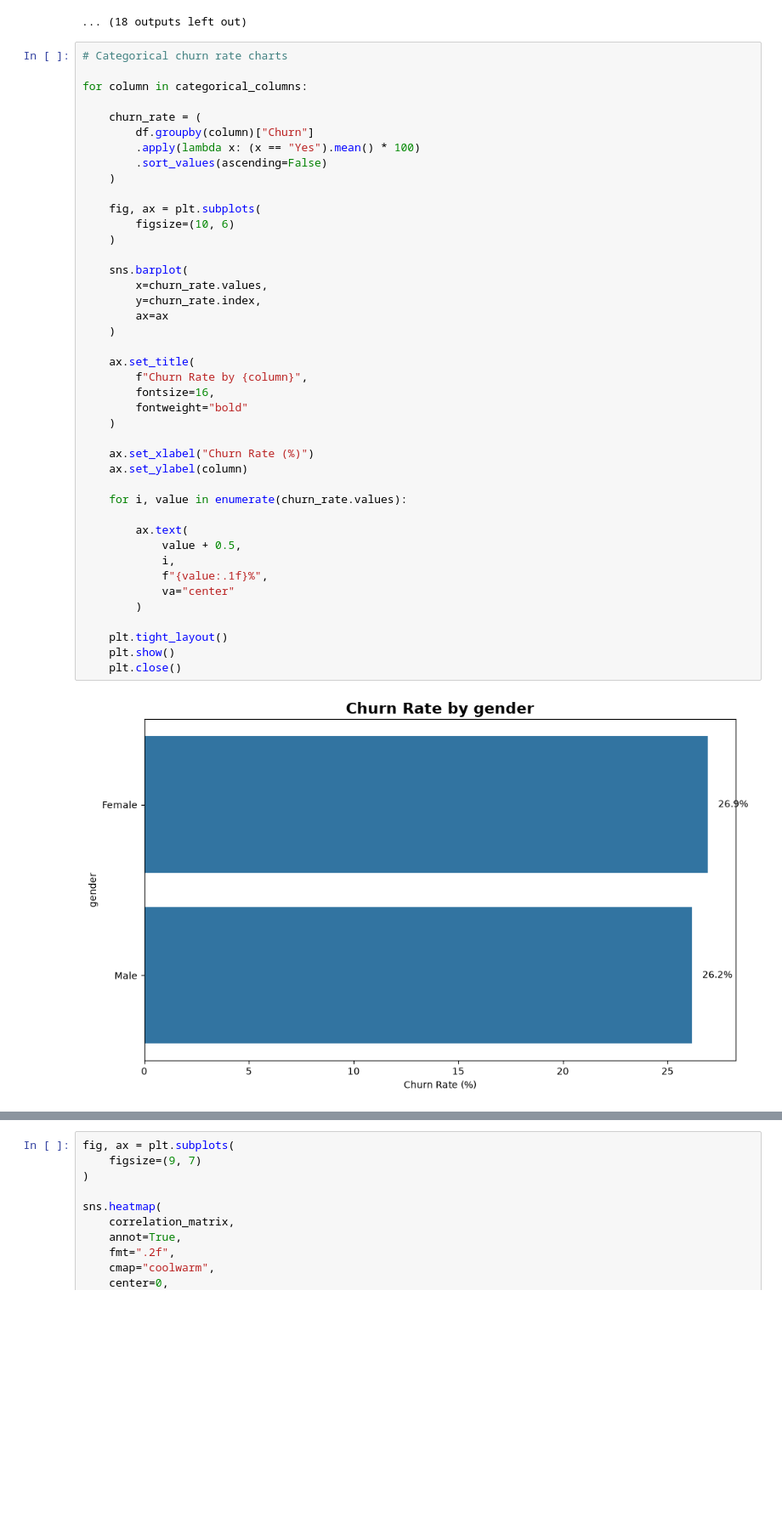
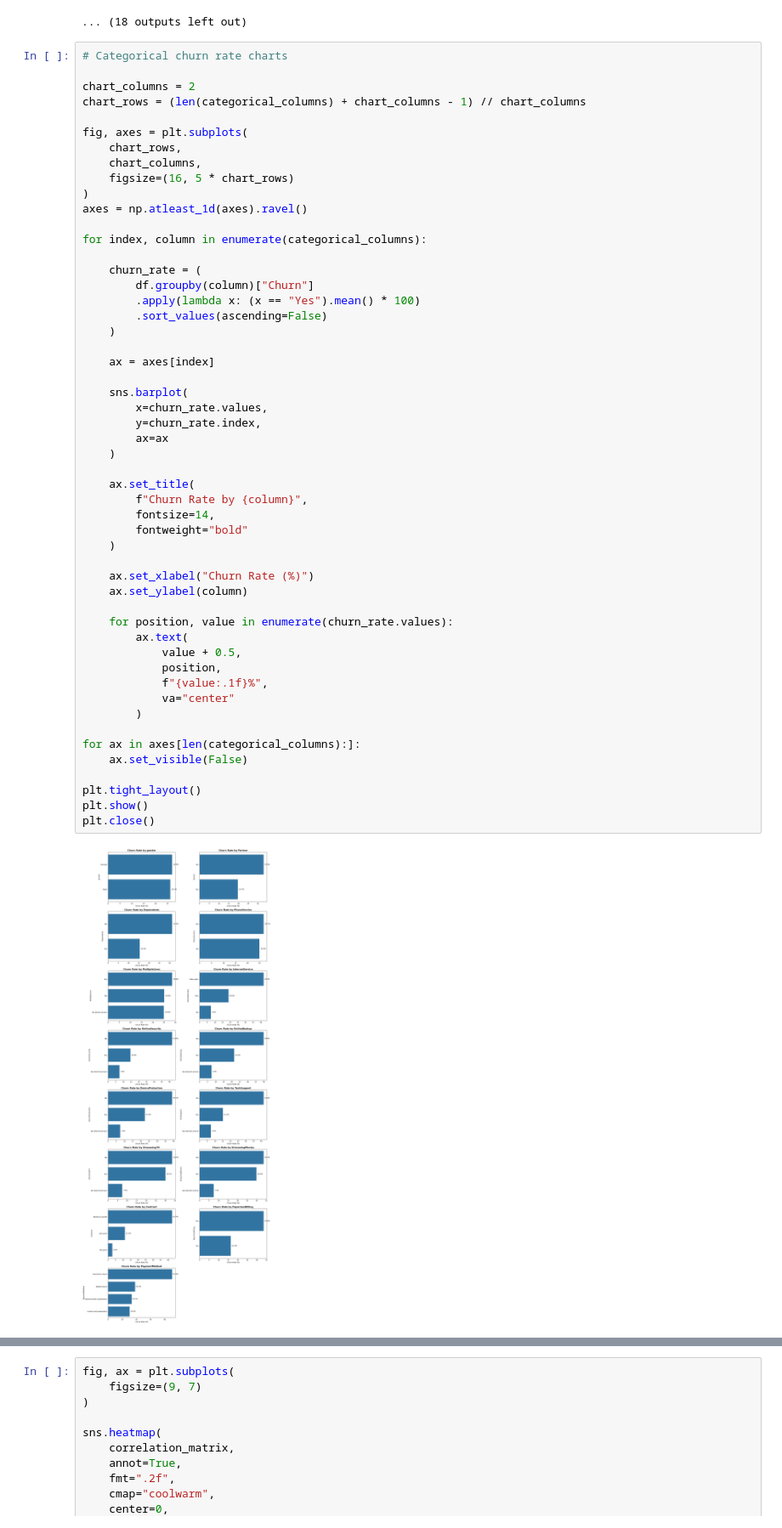
Before and after one commit to priyankag1111/Internship_Churnsense, a Jupyter notebook: notebooks/02_EDA.ipynb, the cells around one changed output, grey strips where cells are left out. Shown at 85% size. Saved outputs shown, nothing was run; the diff lists cells and outputs as text; blank space fills up the shorter version.

Commit message:
Arrange churn charts side by side

```diff
--- a/notebooks/02_EDA.ipynb
+++ b/notebooks/02_EDA.ipynb
@@ -375,44 +373,54 @@ CHURN RATE BY INTERNETSERVICE
 # %%
 # Categorical churn rate charts
 
-for column in categorical_columns:
+chart_columns = 2
+chart_rows = (len(categorical_columns) + chart_columns - 1) // chart_columns
+
+fig, axes = plt.subplots(
+    chart_rows,
+    chart_columns,
+    figsize=(16, 5 * chart_rows)
+)
+axes = np.atleast_1d(axes).ravel()
+
+for index, column in enumerate(categorical_columns):
 
     churn_rate = (
         df.groupby(column)["Churn"]
         .apply(lambda x: (x == "Yes").mean() * 100)
         .sort_values(ascending=False)
     )
 
-    fig, ax = plt.subplots(
-        figsize=(10, 6)
-    )
+    ax = axes[index]
 
     sns.barplot(
         x=churn_rate.values,
         y=churn_rate.index,
         ax=ax
     )
 
     ax.set_title(
         f"Churn Rate by {column}",
-        fontsize=16,
+        fontsize=14,
         fontweight="bold"
     )
 
     ax.set_xlabel("Churn Rate (%)")
     ax.set_ylabel(column)
 
-    for i, value in enumerate(churn_rate.values):
-
+    for position, value in enumerate(churn_rate.values):
         ax.text(
             value + 0.5,
-            i,
+            position,
             f"{value:.1f}%",
             va="center"
         )
 
-    plt.tight_layout()
-    plt.show()
-    plt.close()
+for ax in axes[len(categorical_columns):]:
+    ax.set_visible(False)
+
+plt.tight_layout()
+plt.show()
+plt.close()
 # %% [output]
-[figure, old version]
+[figure, new version]
```
Also changed, not shown: parts of 3 cells of this notebook.
